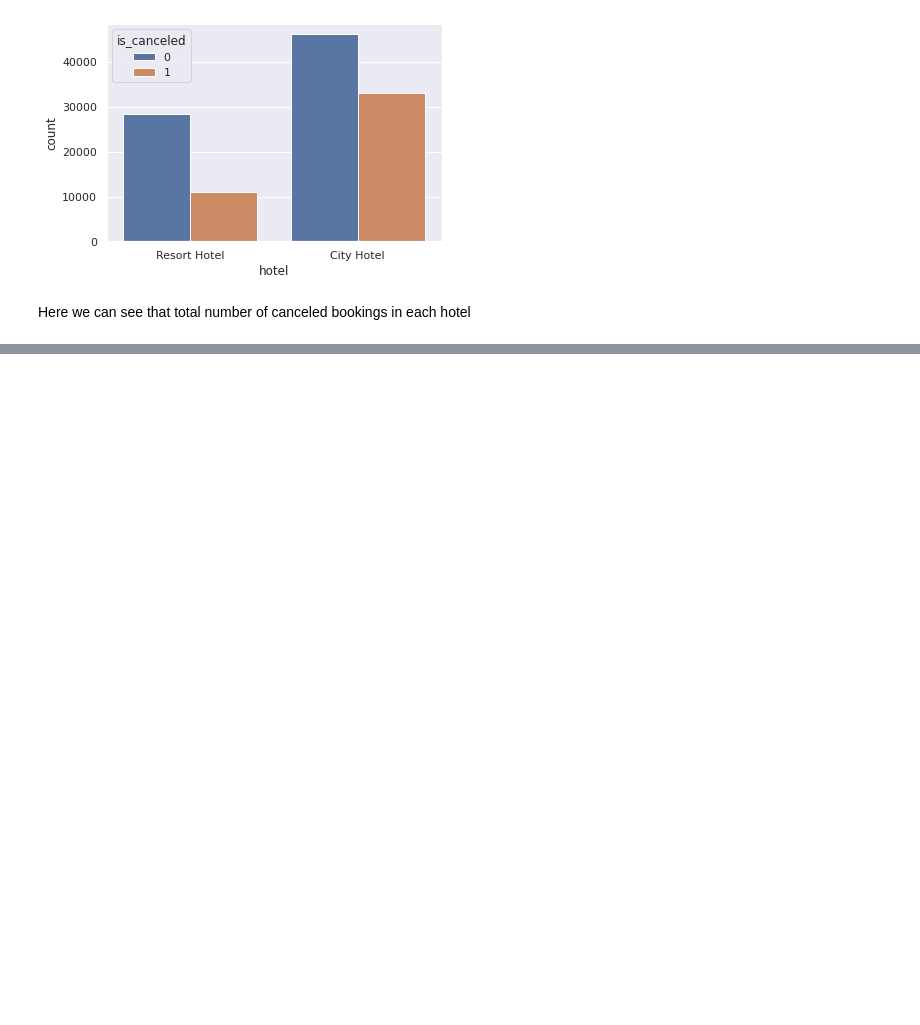
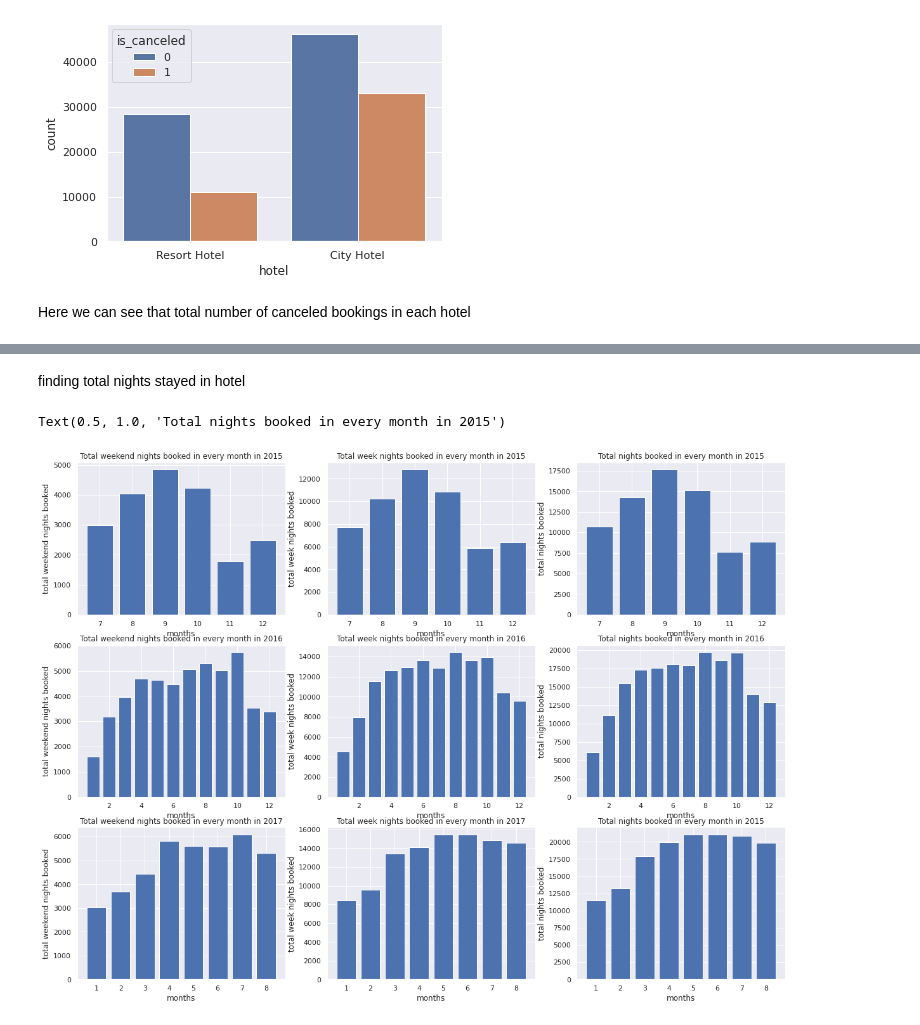
Before and after one commit to shivakumar17/hotel-booking, a Jupyter notebook: Copy_of_Hotel_Booking_Analysis_Capstone_Project.ipynb, the cells around one changed output, grey strips where cells are left out. Cells and saved outputs as stored; diff of their text form; code cells hidden in the pictures; blank space fills up the shorter version.

```diff
--- a/Copy_of_Hotel_Booking_Analysis_Capstone_Project.ipynb
+++ b/Copy_of_Hotel_Booking_Analysis_Capstone_Project.ipynb
@@ -175,0 +194,78 @@ Here we can see that total number of canceled bookings in each hotel
+# %% [markdown]
+finding total nights stayed in hotel
+# %%
+df['total_nights']=df['stays_in_weekend_nights']+df['stays_in_week_nights']
+# %%
+weekend_nights_2015=df[df['arrival_date_year']==2015].groupby(['arrival_date_month'])['stays_in_weekend_nights'].sum()
+week_nights_2015=df[df['arrival_date_year']==2015].groupby(['arrival_date_month'])['stays_in_week_nights'].sum()
+total_2015=df[df['arrival_date_year']==2015].groupby(['arrival_date_month'])['total_nights'].sum()
+# %%
+weekend_nights_2016=df[df['arrival_date_year']==2016].groupby(['arrival_date_month'])['stays_in_weekend_nights'].sum()
+week_nights_2016=df[df['arrival_date_year']==2016].groupby(['arrival_date_month'])['stays_in_week_nights'].sum()
+total_2016=df[df['arrival_date_year']==2016].groupby(['arrival_date_month'])['total_nights'].sum()
+# %%
+weekend_nights_2017=df[df['arrival_date_year']==2017].groupby(['arrival_date_month'])['stays_in_weekend_nights'].sum()
+week_nights_2017=df[df['arrival_date_year']==2017].groupby(['arrival_date_month'])['stays_in_week_nights'].sum()
+total_2017=df[df['arrival_date_year']==2017].groupby(['arrival_date_month'])['total_nights'].sum()
+# %%
+plt.figure(figsize=(20,15))
+plt.subplot(3,3,1)
+plt.bar(weekend_nights_2015.index,height=weekend_nights_2015)
+plt.xlabel('months')
+plt.ylabel('total weekend nights booked')
+plt.title('Total weekend nights booked in every month in 2015')
+
+plt.subplot(3,3,2)
+plt.bar(week_nights_2015.index,height=week_nights_2015)
+plt.xlabel('months')
+plt.ylabel('total week nights booked')
+plt.title('Total week nights booked in every month in 2015')
+
+plt.subplot(3,3,3)
+plt.bar(total_2015.index,height=total_2015)
+plt.xlabel('months')
+plt.ylabel('total nights booked')
+plt.title('Total nights booked in every month in 2015')
+
+
+plt.subplot(3,3,4)
+plt.bar(weekend_nights_2016.index,height=weekend_nights_2016)
+plt.xlabel('months')
+plt.ylabel('total weekend nights booked')
+plt.title('Total weekend nights booked in every month in 2016')
+
+
+plt.subplot(3,3,5)
+plt.bar(week_nights_2016.index,height=week_nights_2016)
+plt.xlabel('months')
+plt.ylabel('total week nights booked')
+plt.title('Total week nights booked in every month in 2016')
+
+
+plt.subplot(3,3,6)
+plt.bar(total_2016.index,height=total_2016)
+plt.xlabel('months')
+plt.ylabel('total nights booked')
+plt.title('Total nights booked in every month in 2016')
+
+
+plt.subplot(3,3,7)
+plt.bar(weekend_nights_2017.index,height=weekend_nights_2017)
+plt.xlabel('months')
+plt.ylabel('total weekend nights booked')
+plt.title('Total weekend nights booked in every month in 2017')
+
+plt.subplot(3,3,8)
+plt.bar(week_nights_2017.index,height=week_nights_2017)
+plt.xlabel('months')
+plt.ylabel('total week nights booked')
+plt.title('Total week nights booked in every month in 2017')
+
+plt.subplot(3,3,9)
+plt.bar(total_2017.index,height=total_2017)
+plt.xlabel('months')
+plt.ylabel('total nights booked')
+plt.title('Total nights booked in every month in 2015')
+# %% [output]
+Text(0.5, 1.0, 'Total nights booked in every month in 2015')
+[figure, added]
```
Also changed, not shown: parts of 9 cells of this notebook.
